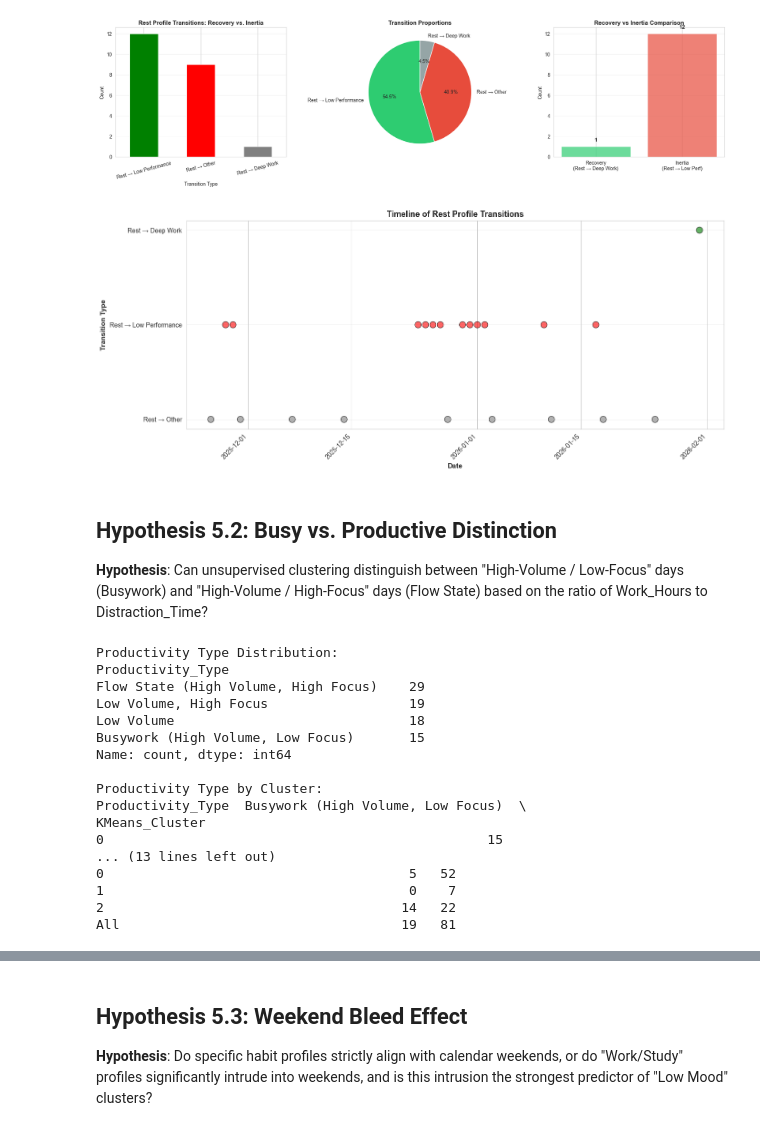
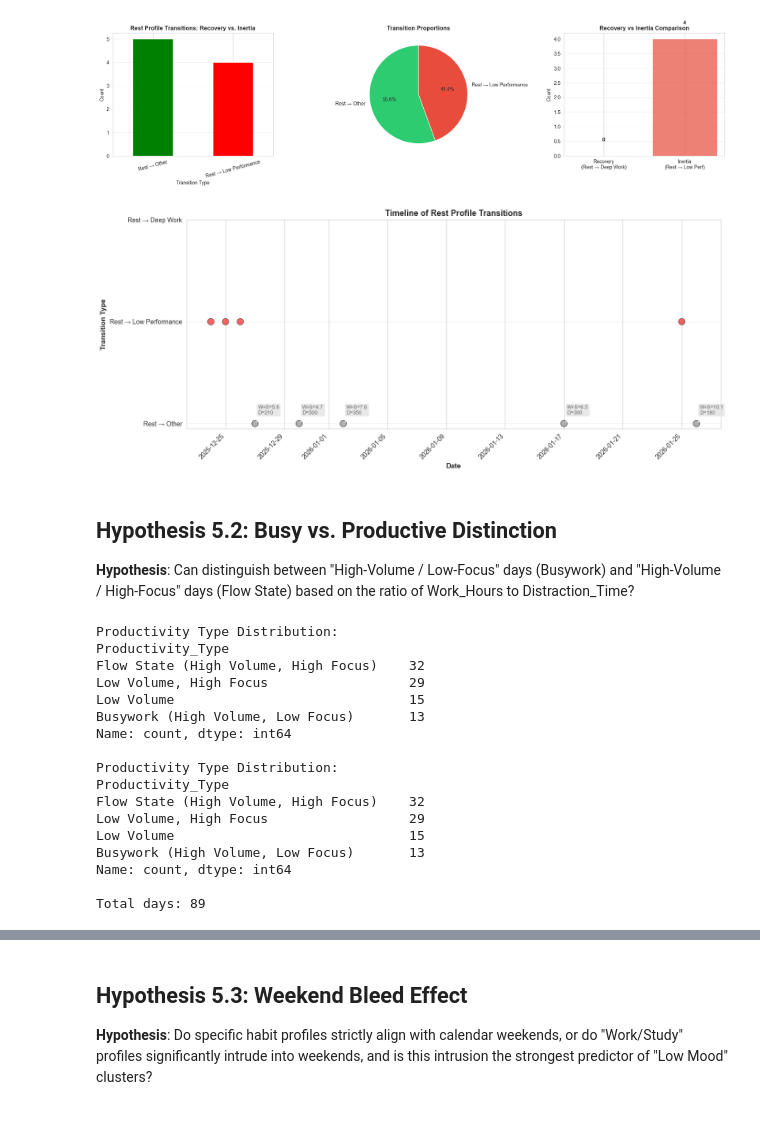
Before and after one commit to badong0/DataScience_Final_Project, a Jupyter notebook: 3hypothesis_testing.ipynb, the cells around one changed output, grey strips where cells are left out. Drawn from its saved outputs; the diff is of its cells as text; code cells hidden in the pictures.

```diff
--- a/3hypothesis_testing.ipynb
+++ b/3hypothesis_testing.ipynb
@@ -25,23 +32,22 @@ plt.rcParams['figure.figsize'] = (14, 8)
 # %%
-# Load data with cluster labels
-df = pd.read_csv('data/data_with_clusters.csv')
+# Load cleaned data
+df = pd.read_csv('data/cleaned_data.csv')
+
+# Strip whitespace from column names (common issue with CSV files)
+df.columns = df.columns.str.strip()
 
 # Ensure Date is datetime
 df['Date'] = pd.to_datetime(df['Date'])
+
+# Ensure Is_Weekend column exists
+if 'Is_Weekend' not in df.columns:
+    df['Is_Weekend'] = df['Date'].dt.dayofweek.isin([5, 6])  # Saturday=5, Sunday=6
 
 # Sort by date to ensure chronological order
 df = df.sort_values('Date').reset_index(drop=True)
 
 print(f"Loaded {len(df)} days of data")
 print(f"Date range: {df['Date'].min()} to {df['Date'].max()}")
-
-# Cluster names (from clustering analysis)
-cluster_names = {
-    0: "The Commuter Grind",
-    1: "The Deep Work / WFH Day",
-    2: "The Distracted Recovery"
-}
-
-print("\nCluster distribution:")
-print(df['KMeans_Cluster'].value_counts().sort_index())
+print(f"\nWeekend days: {df['Is_Weekend'].sum()}")
+print(f"Weekday days: {(~df['Is_Weekend']).sum()}")
 # %% [output]
@@ -144,6 +189,7 @@ for j, (key, val) in enumerate(recovery_inertia.items()):
     axes[2].text(j, val + 0.5, str(val), ha='center', fontweight='bold', fontsize=11)
 
 plt.tight_layout()
+plt.savefig('figures/fig6_rest_transitions.png', dpi=300, bbox_inches='tight')
 plt.show()
 
 # Figure 2: Transition Timeline
@@ -157,39 +203,56 @@ if len(transitions_df) > 0:
     type_map = {
         'Rest → Deep Work': 2,
         'Rest → Low Performance': 1,
         'Rest → Other': 0
     }
     y_positions = [type_map[t] for t in transition_types]
 
     # Color map
     color_map = {
         'Rest → Deep Work': 'green',
         'Rest → Low Performance': 'red',
         'Rest → Other': 'gray'
     }
     colors = [color_map[t] for t in transition_types]
 
     # Plot timeline
     ax.scatter(transition_dates, y_positions, c=colors, s=100, alpha=0.6, edgecolors='black', linewidth=1)
 
+    # Add annotations for Rest → Other transitions showing actual values
+    for idx, row in transitions_df.iterrows():
+        if row["transition_type"] == "Rest → Other":
+            rest_date = row["rest_date"]
+            next_date = row["next_date"]
+            next_day_data = df[df["Date"] == next_date].iloc[0]
+            work_study = next_day_data["Work_Hours"] + next_day_data["Study_Hours"]
+            distraction = next_day_data["Distraction_Time_Mins"]
+            # Add annotation text
+            ax.annotate(f"W+S={work_study:.1f}\nD={distraction:.0f}",
+                        xy=(rest_date, type_map["Rest → Other"]),
+                        xytext=(5, 15), textcoords="offset points",
+                        fontsize=8, alpha=0.7,
+                        bbox=dict(boxstyle="round,pad=0.3", facecolor="lightgray", alpha=0.5),
+                        arrowprops=dict(arrowstyle="->", connectionstyle="arc3", alpha=0.5))
+
     # Add labels
     ax.set_yticks([0, 1, 2])
     ax.set_yticklabels(['Rest → Other', 'Rest → Low Performance', 'Rest → Deep Work'])
     ax.set_xlabel('Date', fontsize=11, fontweight='bold')
     ax.set_ylabel('Transition Type', fontsize=11, fontweight='bold')
     ax.set_title('Timeline of Rest Profile Transitions', fontsize=13, fontweight='bold')
     ax.grid(axis='y', alpha=0.3)
 
     plt.xticks(rotation=45, ha='right')
     plt.tight_layout()
+    plt.savefig('figures/fig7_transition_proportions.png', dpi=300, bbox_inches='tight')
     plt.show()
 # %% [output]
-[figure, old version]
+[figure, new version]
-[figure, old version]
+[figure, new version]
 # %% [markdown]
 ## Hypothesis 5.2: Busy vs. Productive Distinction
 
-**Hypothesis**: Can unsupervised clustering distinguish between "High-Volume / Low-Focus" days (Busywork) and "High-Volume / High-Focus" days (Flow State) based on the ratio of Work_Hours to Distraction_Time?
+**Hypothesis**: Can distinguish between "High-Volume / Low-Focus" days (Busywork) and "High-Volume / High-Focus" days (Flow State) based on the ratio of Work_Hours to Distraction_Time?
 # %%
 # Compute Work_Hours to Distraction_Time ratio
 # Convert Distraction_Time_Mins to hours for ratio
@@ -212,25 +275,25 @@ df.loc[~df['High_Volume'] & df['High_Focus'], 'Productivity_Type'] = 'Low Volume
 print("Productivity Type Distribution:")
 print(df['Productivity_Type'].value_counts())
 
-print("\nProductivity Type by Cluster:")
-crosstab = pd.crosstab(df['KMeans_Cluster'], df['Productivity_Type'], margins=True)
-print(crosstab)
+print("\nProductivity Type Distribution:")
+print(df['Productivity_Type'].value_counts())
+print(f"\nTotal days: {len(df)}")
 # %% [output]
 Productivity Type Distribution:
 Productivity_Type
-Flow State (High Volume, High Focus)    29
-Low Volume, High Focus                  19
-Low Volume                              18
-Busywork (High Volume, Low Focus)       15
+Flow State (High Volume, High Focus)    32
+Low Volume, High Focus                  29
+Low Volume                              15
+Busywork (High Volume, Low Focus)       13
 Name: count, dtype: int64
 
-Productivity Type by Cluster:
-Productivity_Type  Busywork (High Volume, Low Focus)  \
-KMeans_Cluster
-0                                                 15
-... (13 lines left out)
-0                                       5   52
-1                                       0    7
-2                                      14   22
-All                                    19   81
+Productivity Type Distribution:
+Productivity_Type
+Flow State (High Volume, High Focus)    32
+Low Volume, High Focus                  29
+Low Volume                              15
+Busywork (High Volume, Low Focus)       13
+Name: count, dtype: int64
+
+Total days: 89
 # %%
```
Also changed, not shown: parts of 18 cells of this notebook, 36 other files.
